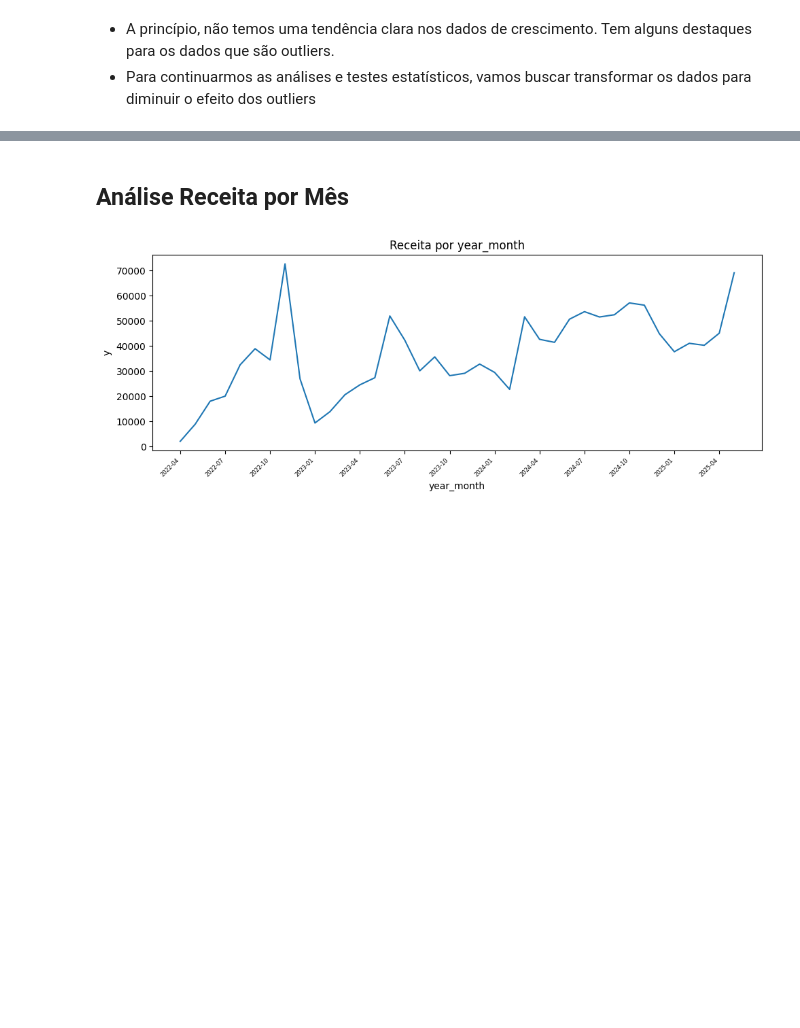
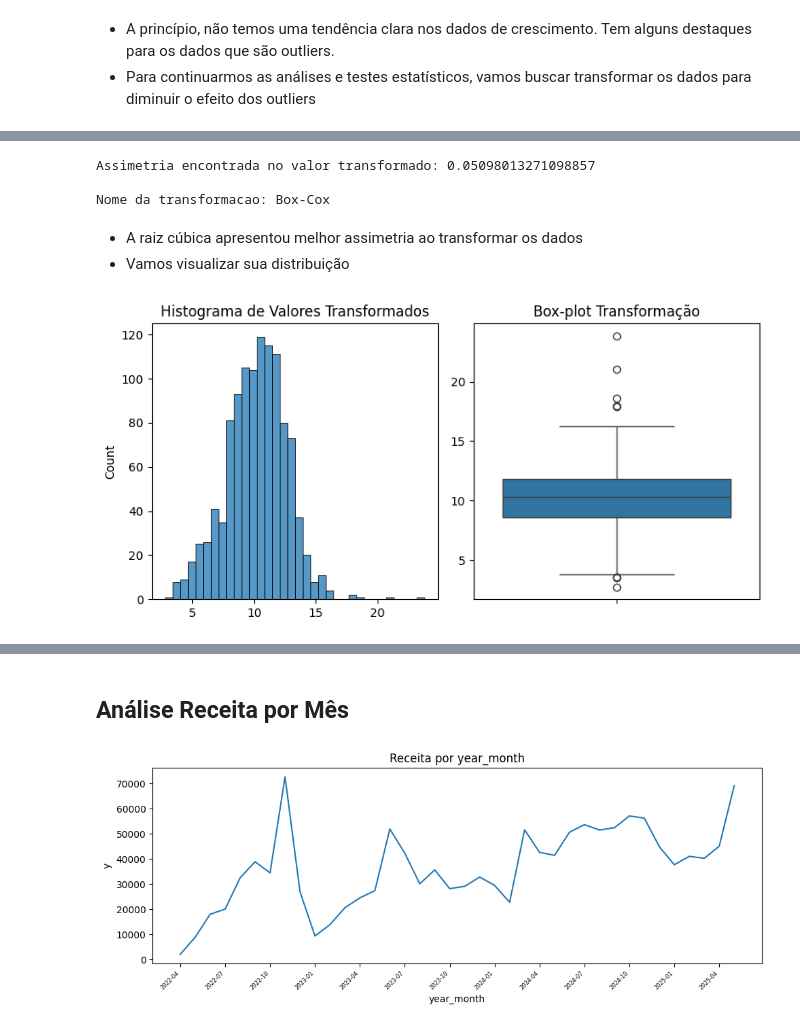
Before and after one commit to mateusalmeida11/mlops-forecast, a Jupyter notebook: notebooks/eda_for_ts.ipynb, the cells around one changed output, grey strips where cells are left out. Saved outputs shown, nothing was run; the diff lists cells and outputs as text; code cells hidden in the pictures; blank space fills up the shorter version.

Commit message:
notebook: descoberta da melhor transformacao de dados

```diff
--- a/notebooks/eda_for_ts.ipynb
+++ b/notebooks/eda_for_ts.ipynb
@@ -229,0 +234,12 @@ eda.line_over_period(period='ds')
+# %%
+transforms = [np.log, np.sqrt, lambda x: np.power(x, 1/3), lambda x: np.power(x, 1/4),]
+
+transforms_names = ["log", "raiz_quadrada", "raiz_cubica", "raiz_quarta", "raiz_quinta"]
+
+values = np.array(ts["y"])
+
+for i, transform in enumerate(transforms):
+    value_transform = transform(values)
+    print(f"Assimetria encontrada no valor transformado: {stats.skew(value_transform)}\n")
+    print(f"Nome da transformacao: {transforms_names[i]}")
+    print(f"=========================================================")
@@ -229,0 +267,26 @@ eda.line_over_period(period='ds')
+# %%
+value_box, lmb = stats.boxcox(values)
+print(f"Assimetria encontrada no valor transformado: {stats.skew(value_box)}\n")
+print(f"Nome da transformacao: Box-Cox")
+# %% [output]
+Assimetria encontrada no valor transformado: 0.05098013271098857
+
+Nome da transformacao: Box-Cox
+# %% [markdown]
+- A raiz cúbica apresentou melhor assimetria ao transformar os dados
+- Vamos visualizar sua distribuição
+# %%
+transf_raiz_cubica = np.power(values, 1/3)
+
+fig, ax = plt.subplots(1,2, figsize=(8,4))
+ax = ax.flatten()
+sns.histplot(transf_raiz_cubica, ax=ax[0])
+ax[0].set_title("Histograma de Valores Transformados")
+
+sns.boxplot(transf_raiz_cubica, ax=ax[1])
+ax[1].set_title("Box-plot Transformação")
+
+plt.tight_layout()
+plt.show()
+# %% [output]
+[figure, added]
```
Also changed, not shown: parts of 5 cells of this notebook.
